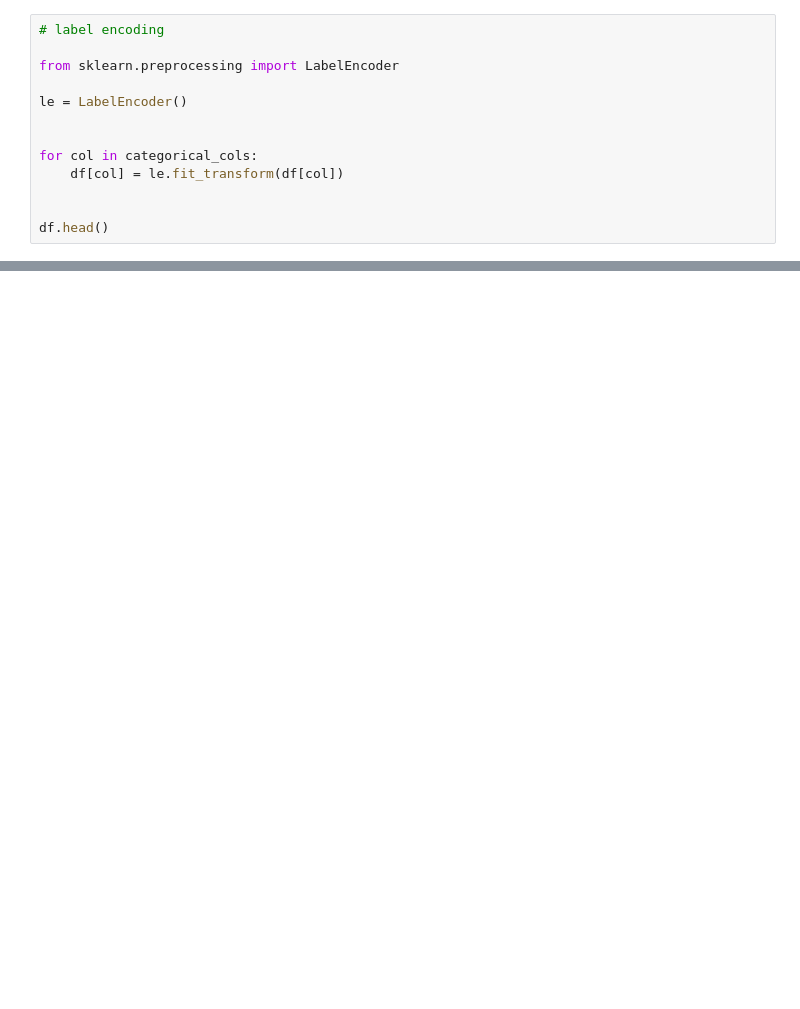
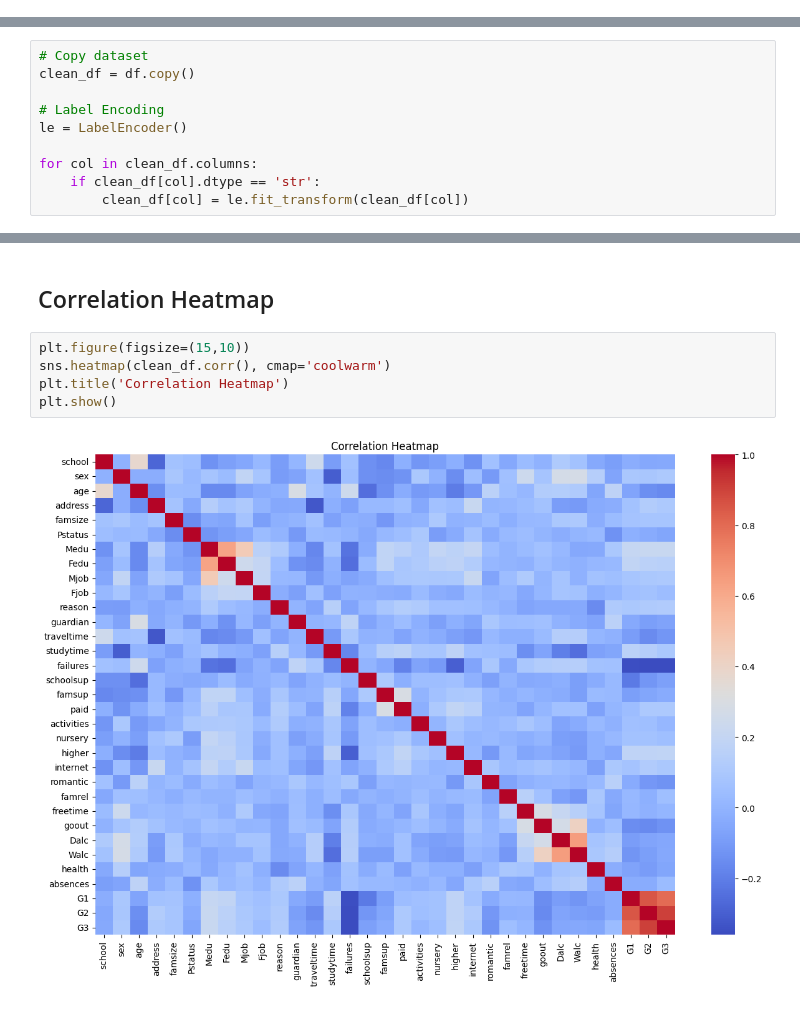
Before and after one commit to sunitachaulagain/student-performance-predictor, a Jupyter notebook: notebooks/student_performance.ipynb, the cells around one changed output, grey strips where cells are left out. Cells and saved outputs as stored; diff of their text form; blank space fills up the shorter version.

```diff
--- a/notebooks/student_performance.ipynb
+++ b/notebooks/student_performance.ipynb
@@ -140,13 +0,0 @@ Index(['school', 'sex', 'address', 'famsize', 'Pstatus', 'Mjob', 'Fjob',
-# %%
-# label encoding
-
-from sklearn.preprocessing import LabelEncoder
-
-le = LabelEncoder()
-
-
-for col in categorical_cols:
-    df[col] = le.fit_transform(df[col])
-
-
-df.head()
@@ -254,0 +138,10 @@ Index(['school', 'sex', 'age', 'address', 'famsize', 'Pstatus', 'Medu', 'Fedu',
+# %%
+# Copy dataset
+clean_df = df.copy()
+
+# Label Encoding
+le = LabelEncoder()
+
+for col in clean_df.columns:
+    if clean_df[col].dtype == 'str':
+        clean_df[col] = le.fit_transform(clean_df[col])
@@ -254,0 +191,9 @@ Index(['school', 'sex', 'age', 'address', 'famsize', 'Pstatus', 'Medu', 'Fedu',
+# %% [markdown]
+## Correlation Heatmap
+# %%
+plt.figure(figsize=(15,10))
+sns.heatmap(clean_df.corr(), cmap='coolwarm')
+plt.title('Correlation Heatmap')
+plt.show()
+# %% [output]
+[figure, added]
```
Also changed, not shown: parts of 83 cells of this notebook, 2 other files.
